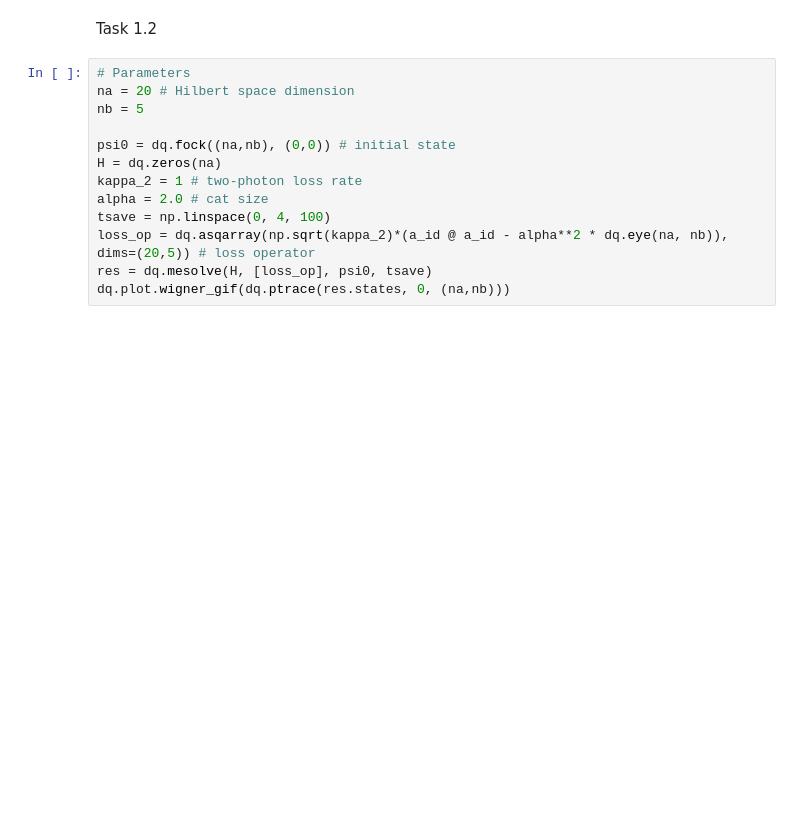
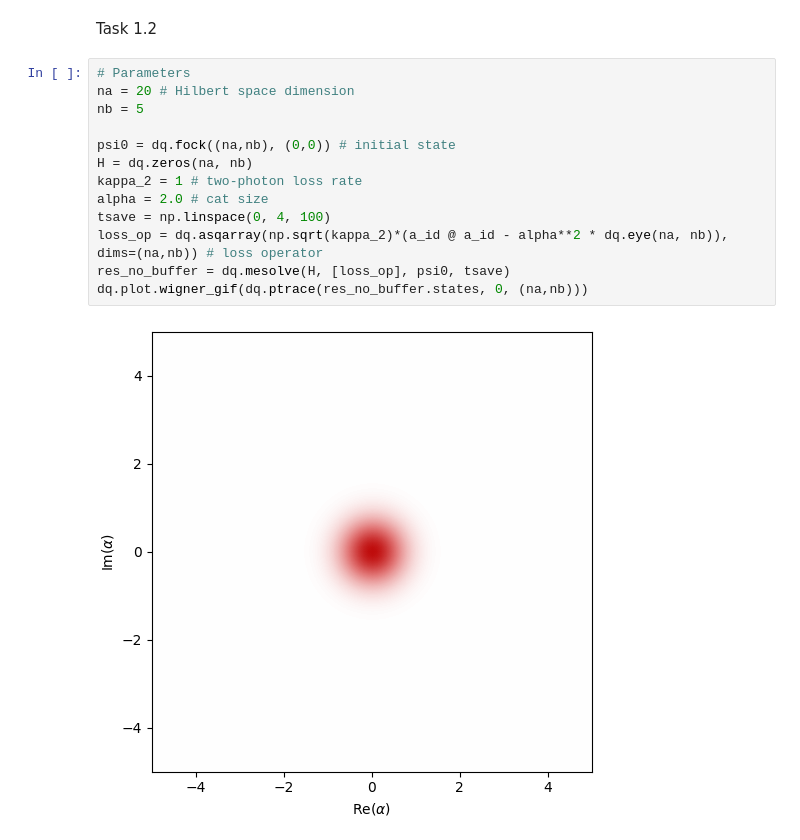
Before and after one commit to Vannagar/2025-Alice-and-Bob, a Jupyter notebook: submissions/schrodingerskittens/Part 1.ipynb, the cells around one changed output. Saved outputs shown, nothing was run; the diff lists cells and outputs as text; blank space fills up the shorter version.

```diff
--- a/submissions/schrodingerskittens/Part 1.ipynb
+++ b/submissions/schrodingerskittens/Part 1.ipynb
@@ -40,13 +40,15 @@ Task 1.2
 # %%
 # Parameters
 na = 20 # Hilbert space dimension
 nb = 5
 
 psi0 = dq.fock((na,nb), (0,0)) # initial state
-H = dq.zeros(na)
+H = dq.zeros(na, nb)
 kappa_2 = 1 # two-photon loss rate
 alpha = 2.0 # cat size
 tsave = np.linspace(0, 4, 100)
-loss_op = dq.asqarray(np.sqrt(kappa_2)*(a_id @ a_id - alpha**2 * dq.eye(na, nb)), dims=(20,5)) # loss operator
-res = dq.mesolve(H, [loss_op], psi0, tsave)
-dq.plot.wigner_gif(dq.ptrace(res.states, 0, (na,nb)))
+loss_op = dq.asqarray(np.sqrt(kappa_2)*(a_id @ a_id - alpha**2 * dq.eye(na, nb)), dims=(na,nb)) # loss operator
+res_no_buffer = dq.mesolve(H, [loss_op], psi0, tsave)
+dq.plot.wigner_gif(dq.ptrace(res_no_buffer.states, 0, (na,nb)))
+# %% [output]
+[figure, added]
```
Also changed, not shown: parts of 4 cells of this notebook.
